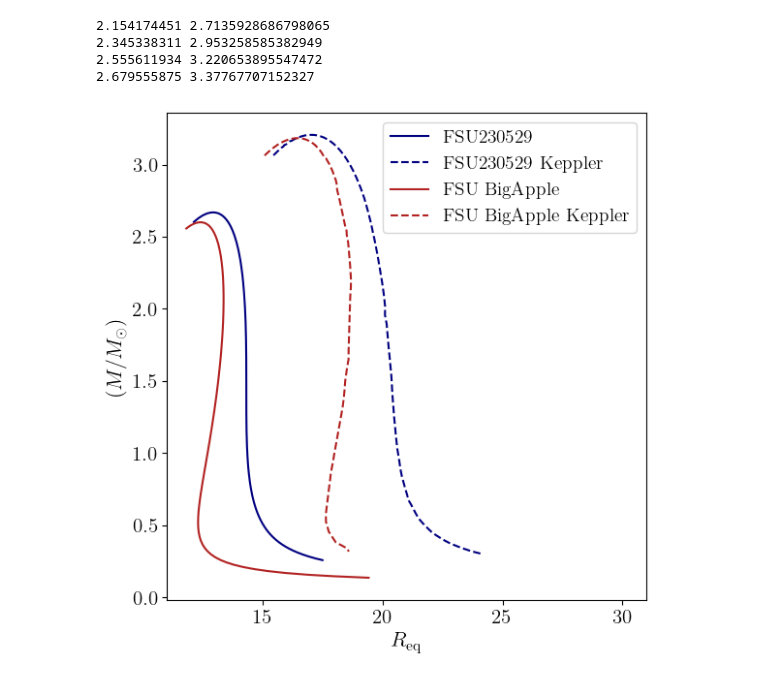
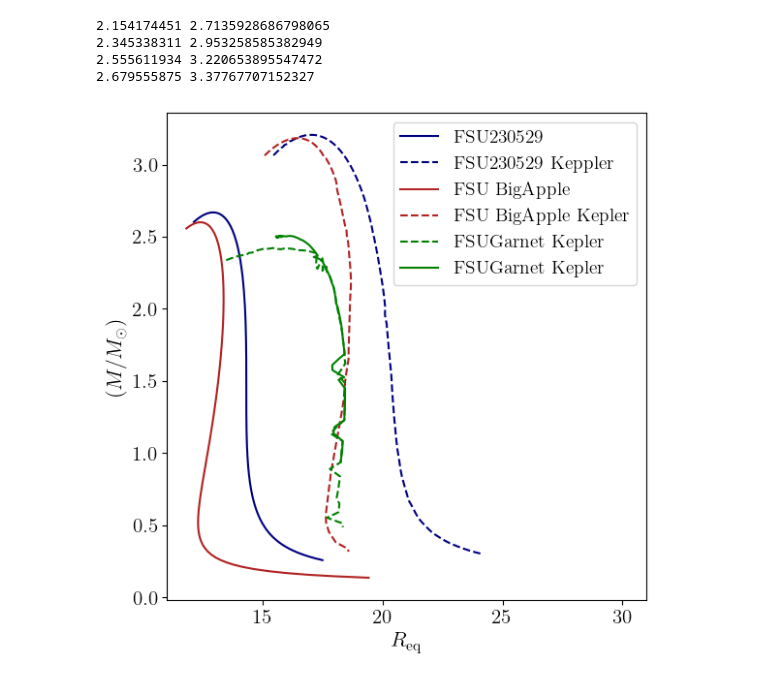
Before and after one commit to torquteam/FSU_FINITE, a Jupyter notebook: LIGO_Paper/MC.ipynb, the cells around one changed output. Cells and saved outputs as stored; diff of their text form; code cells hidden in the pictures.

```diff
--- a/LIGO_Paper/MC.ipynb
+++ b/LIGO_Paper/MC.ipynb
@@ -258,32 +258,37 @@ tov_data1 = np.loadtxt("FSU230529_RM.txt")
 tov_data2 = np.loadtxt("FSUBigApple_RM.txt")
 kep_data1 = np.loadtxt("FSU230529_kep_MR.txt")
 kep_data2 = np.loadtxt("FSUBigApple_kep_MR.txt")
+kep_data3 = np.loadtxt("FSUGarnet_hRM.txt")
+kep_data4 = np.loadtxt("MR-2.txt")
 
 # Create figure and subplots
 fig, ax1 = plt.subplots(1, 1, figsize=(6, 6))
 
 # Customization for ax1
 ax1.plot(tov_data1[:,3], tov_data1[:,4], label='FSU230529', color='navy',lw=1.5)
 ax1.plot(kep_data1[:,1], kep_data1[:,0], label='FSU230529 Keppler', color='navy',lw=1.5, ls='dashed')
 ax1.plot(tov_data2[:,3], tov_data2[:,4], label='FSU BigApple', color='firebrick',lw=1.5)
-ax1.plot(kep_data2[:,1], kep_data2[:,0], label='FSU BigApple Keppler', color='firebrick',lw=1.5, ls='dashed')
+ax1.plot(kep_data2[:,1], kep_data2[:,0], label='FSU BigApple Kepler', color='firebrick',lw=1.5, ls='dashed')
+
+ax1.plot(kep_data3[:,2], kep_data3[:,1], label='FSUGarnet Kepler', color='green',lw=1.5, ls='dashed')
+ax1.plot(kep_data4[:,2], kep_data4[:,1], label='FSUGarnet Kepler', color='green',lw=1.5, ls='solid')
 
 #ax1.text(2.05, 0.65, r'$\mu = 2.679$', fontsize=12, color='black')
 ax1.set_xlabel(r'$R_{\rm eq}$',fontweight='bold')
 ax1.set_ylabel(r'$(M/M_{\odot})$',fontweight='bold')
 ax1.legend(loc='upper right')
 
 # Set x and y limits for ax1
 ax1.set_xlim([11, 31])
 #ax1.set_ylim([0, 1.3])
 
 # Adjust layout
 plt.tight_layout()
 
 # Save the figure (optional)
 plt.savefig('MR_kep.png', dpi=500)
 
 # Show plot
 plt.show()
 # %% [output]
-[figure, old version]
+[figure, new version]
```
Also changed, not shown: 9 other files.
